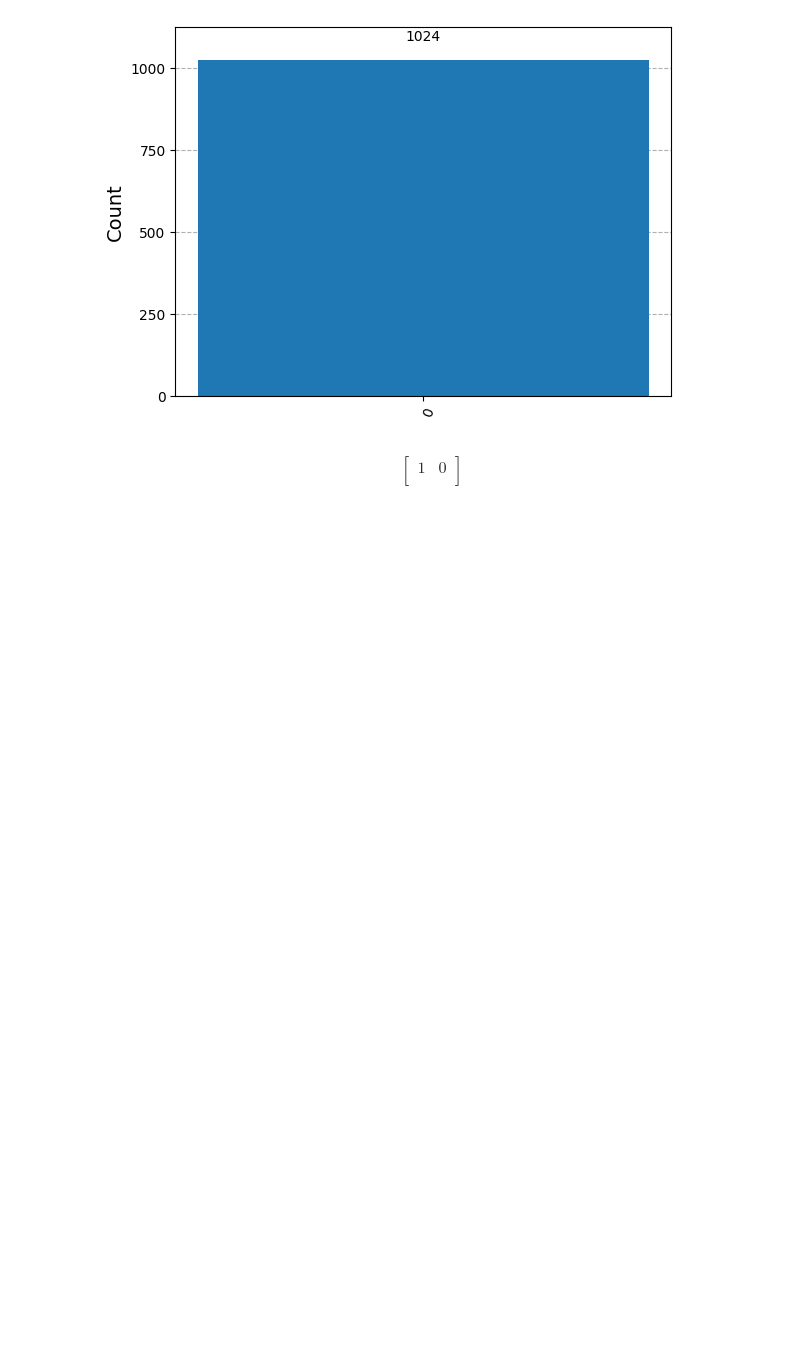
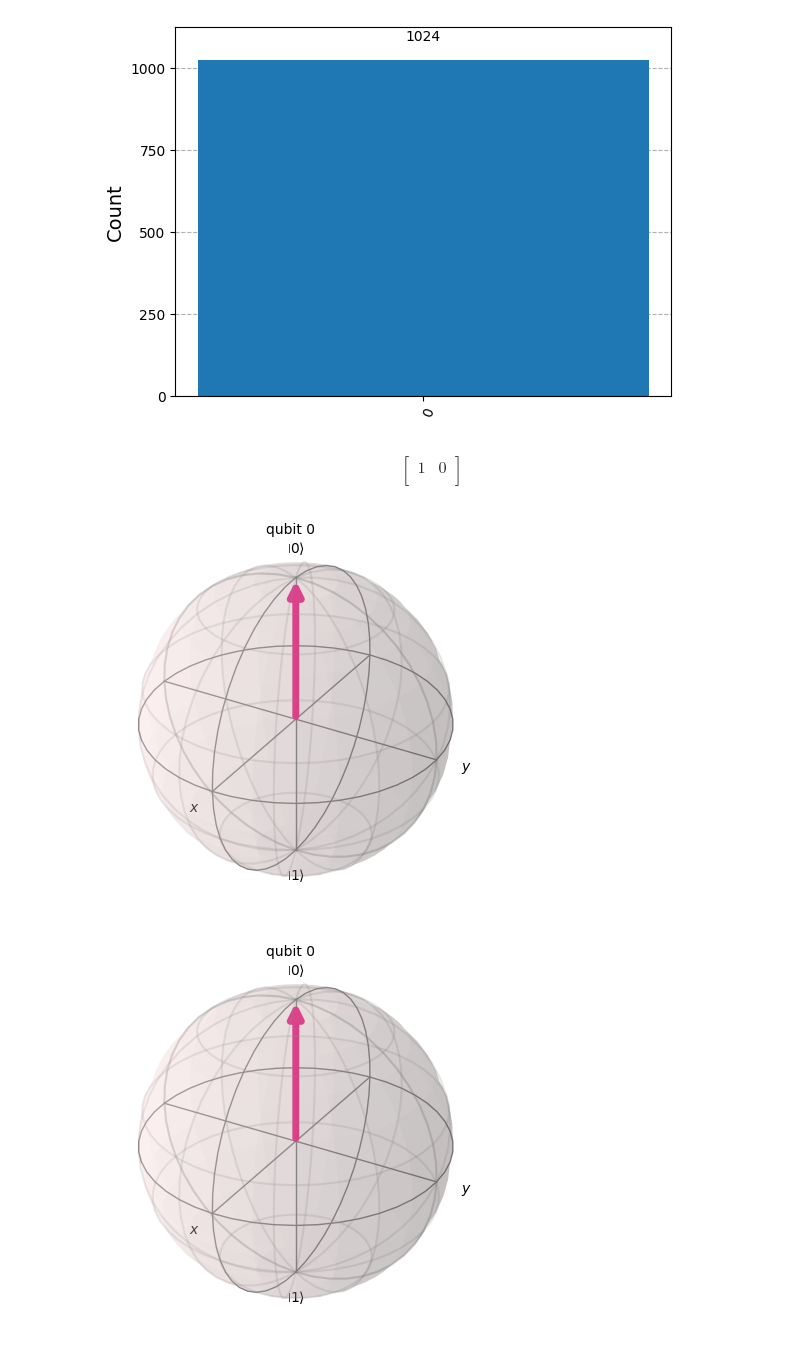
Before and after one commit to arodr95/qiskit-learning, a Jupyter notebook: superposition.ipynb, the cells around one changed output. Drawn from its saved outputs; the diff is of its cells as text; code cells hidden in the pictures; blank space fills up the shorter version.

Commit message:
visualize on bloch sphere

```diff
--- a/superposition.ipynb
+++ b/superposition.ipynb
@@ -38,3 +38,8 @@ $$
 1 & 0  \\
  \end{bmatrix}
 $$
+# %%
+plot_bloch_multivector(state_vector)
+# %% [output]
+[figure, added]
+[figure, added]
```
Also changed, not shown: parts of 1 cell of this notebook.
